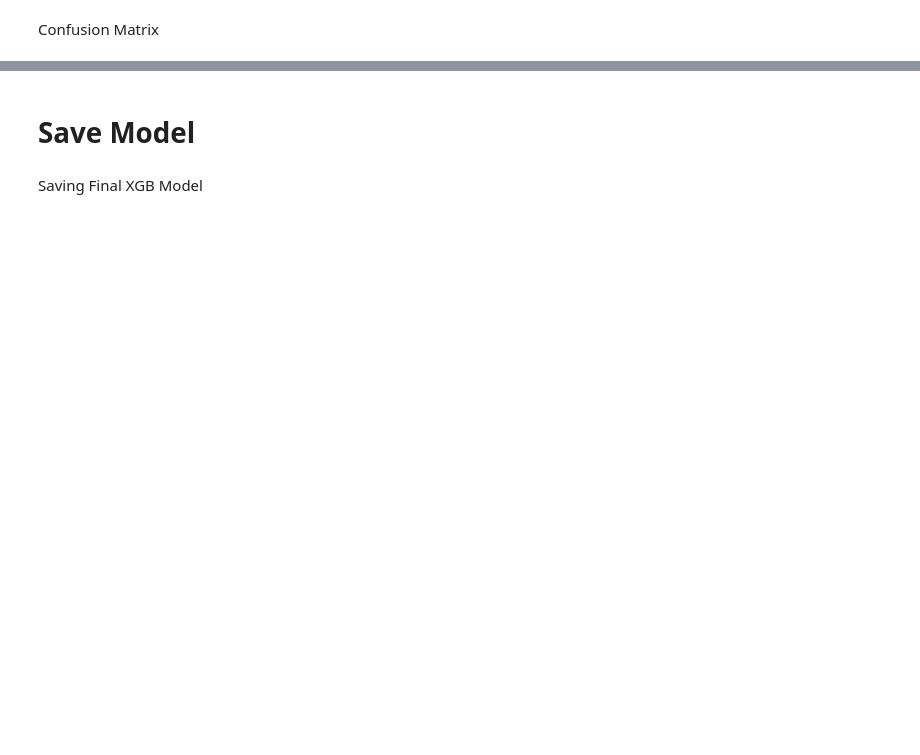
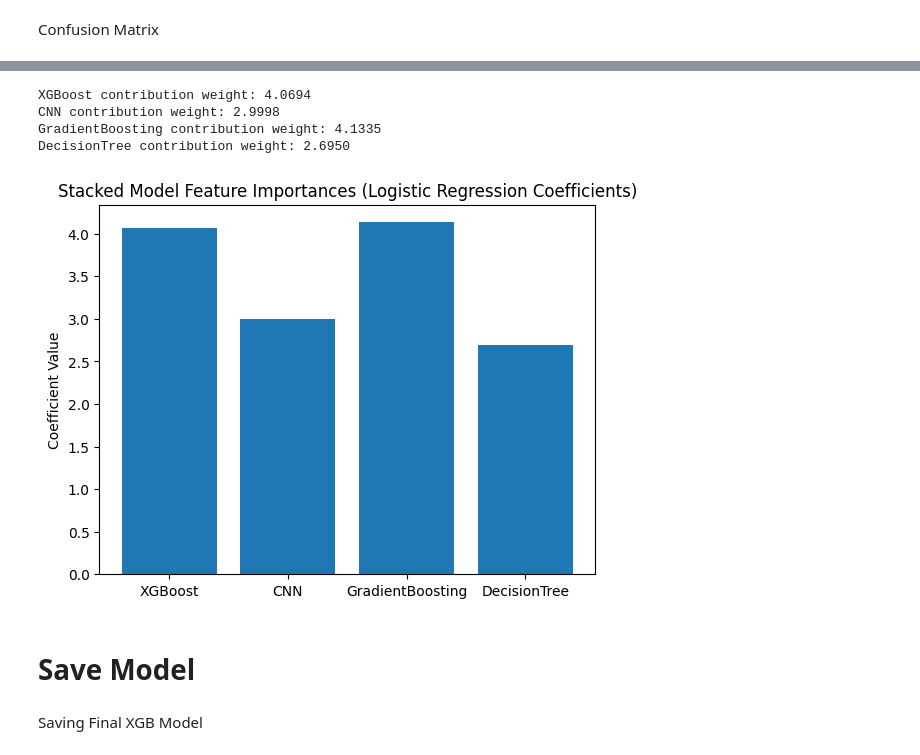
Before and after one commit to NHCh1/DLI, a Jupyter notebook: DLI_Assignment.ipynb, the cells around one changed output, grey strips where cells are left out. Saved outputs shown, nothing was run; the diff lists cells and outputs as text; code cells hidden in the pictures; blank space fills up the shorter version.

```diff
--- a/DLI_Assignment.ipynb
+++ b/DLI_Assignment.ipynb
@@ -816,14 +653,20 @@ plt.show()
 # %%
 # Logistic Regression Coefficients
-importance_scores = meta_model.coef_[0]
+importance_scores = stack_model.coef_[0]
 stacked_features = ['XGBoost', 'CNN', 'GradientBoosting', 'DecisionTree']
 for name, coef in zip(stacked_features, importance_scores):
     print(f"{name} contribution weight: {coef:.4f}")
 
 plt.bar(stacked_features, importance_scores)
-plt.title('Meta Model Feature Importances (Logistic Regression Coefficients)')
+plt.title('Stacked Model Feature Importances (Logistic Regression Coefficients)')
 plt.ylabel('Coefficient Value')
 plt.show()
+# %% [output]
+XGBoost contribution weight: 4.0694
+CNN contribution weight: 2.9998
+GradientBoosting contribution weight: 4.1335
+DecisionTree contribution weight: 2.6950
+[figure, added]
 # %% [markdown]
 # Save Model
 # %% [markdown]
```
Also changed, not shown: parts of 50 cells of this notebook.
